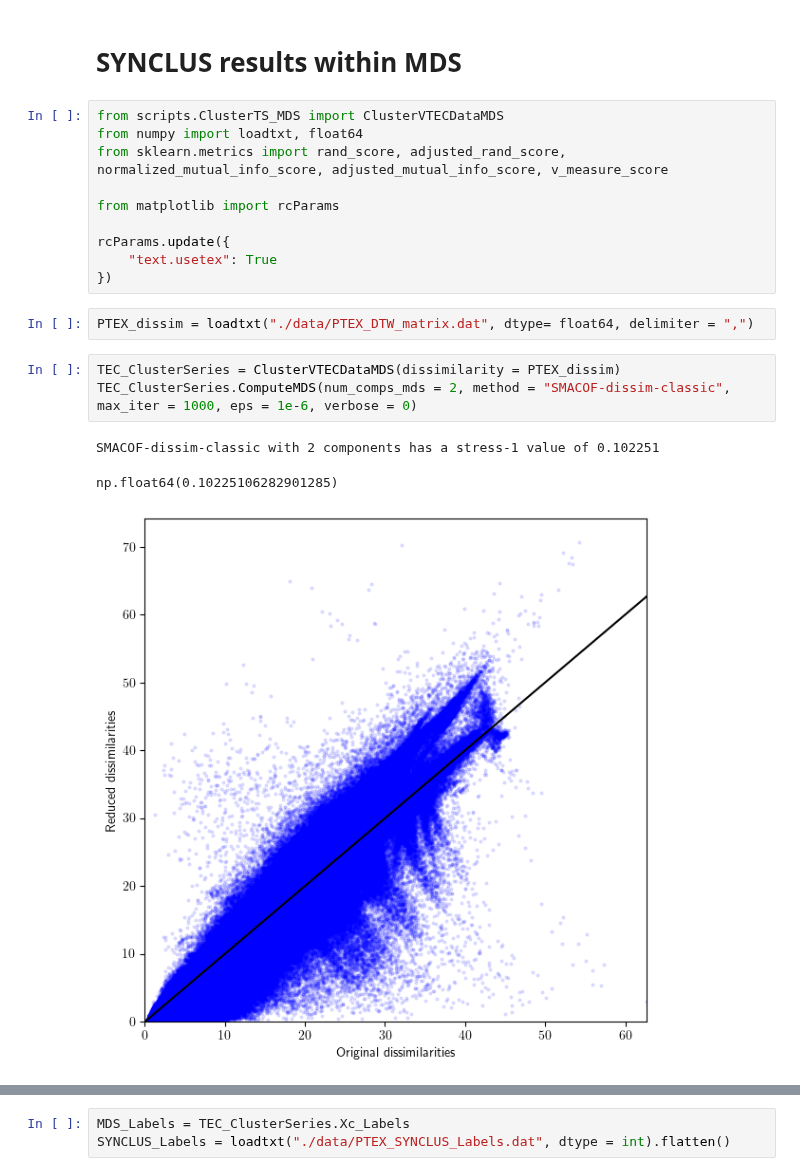
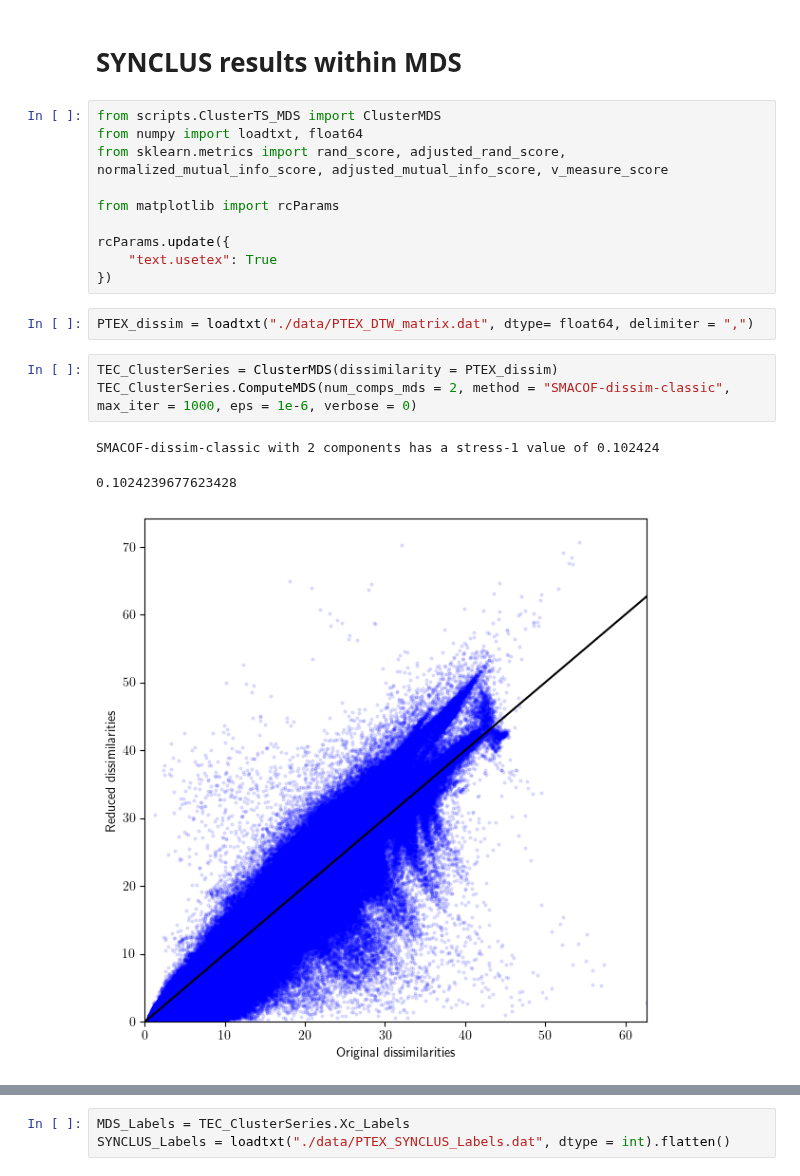
Before and after one commit to FedeSS99/ClusterTEC, a Jupyter notebook: MDS_SYNCLUS.ipynb, the cells around one changed output, grey strips where cells are left out. Drawn from its saved outputs; the diff is of its cells as text.

```diff
--- a/MDS_SYNCLUS.ipynb
+++ b/MDS_SYNCLUS.ipynb
@@ -1,7 +1,7 @@
 # %% [markdown]
 # SYNCLUS results within MDS
 # %%
-from scripts.ClusterTS_MDS import ClusterVTECDataMDS
+from scripts.ClusterTS_MDS import ClusterMDS
 from numpy import loadtxt, float64
 from sklearn.metrics import rand_score, adjusted_rand_score, normalized_mutual_info_score, adjusted_mutual_info_score, v_measure_score
 
@@ -13,12 +13,12 @@ rcParams.update({
 # %%
 PTEX_dissim = loadtxt("./data/PTEX_DTW_matrix.dat", dtype= float64, delimiter = ",")
 # %%
-TEC_ClusterSeries = ClusterVTECDataMDS(dissimilarity = PTEX_dissim)
+TEC_ClusterSeries = ClusterMDS(dissimilarity = PTEX_dissim)
 TEC_ClusterSeries.ComputeMDS(num_comps_mds = 2, method = "SMACOF-dissim-classic", max_iter = 1000, eps = 1e-6, verbose = 0)
 # %% [output]
-SMACOF-dissim-classic with 2 components has a stress-1 value of 0.102251
+SMACOF-dissim-classic with 2 components has a stress-1 value of 0.102424
-np.float64(0.10225106282901285)
+0.1024239677623428
-[figure, old version]
+[figure, new version]
 # %%
 TEC_ClusterSeries.ClusterTSVectors(num_clusters = 3, cluster_method = "K-Means")
 TEC_ClusterSeries.VisualizeClustering()
```
Also changed, not shown: parts of 3 cells of this notebook.
